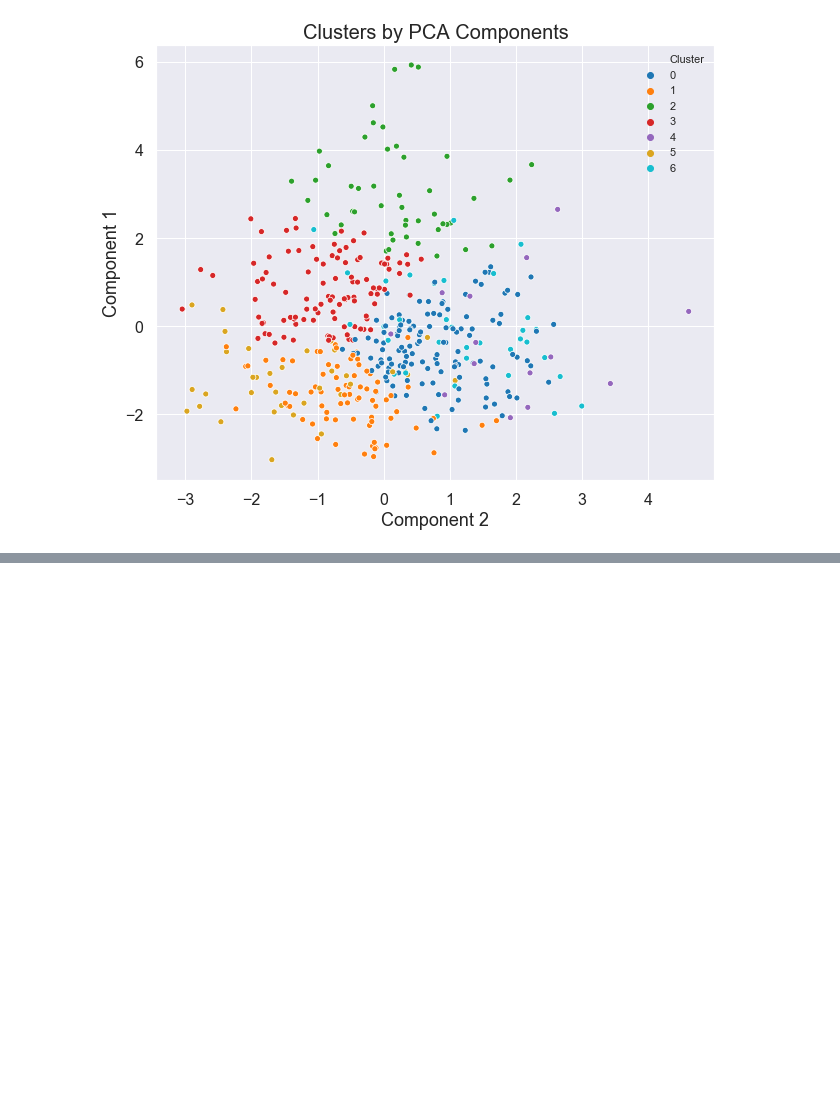
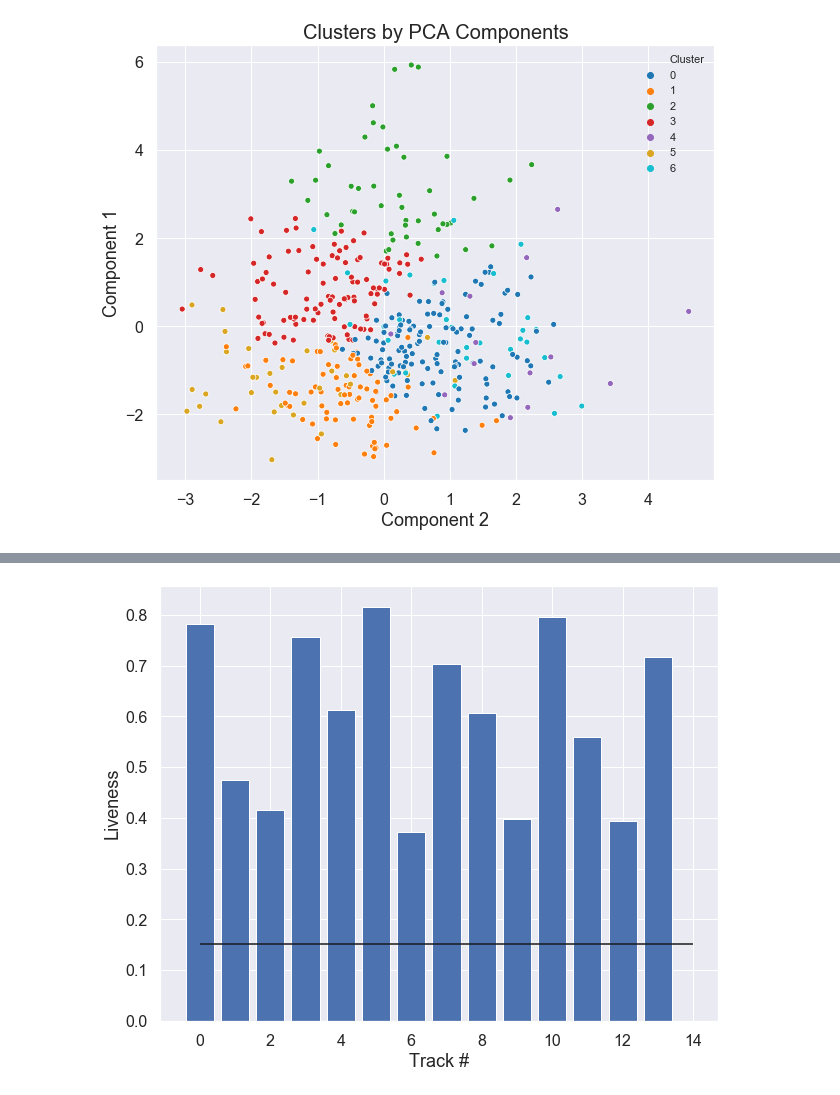
Before and after one commit to sejaldua/music-clustering, a Jupyter notebook: notebook.ipynb, the cells around one changed output, grey strips where cells are left out. Saved outputs shown, nothing was run; the diff lists cells and outputs as text; code cells hidden in the pictures; blank space fills up the shorter version.

```diff
--- a/notebook.ipynb
+++ b/notebook.ipynb
@@ -223,0 +309,28 @@ df['Cluster'] = df_seg_pca_kmeans['Cluster']
+# %%
+fig = go.Figure()
+
+angles = list(values_df.columns[4:])
+angles.append(angles[0])
+
+layoutdict = dict(
+            radialaxis=dict(
+            visible=True,
+            range=[0, 1]
+            ))
+
+for i in range(n_clusters):
+    subset = values_df[values_df['cluster'] == i]
+    data = [np.mean(subset[col]) for col in subset.columns[4:]]
+    data.append(data[0])
+    fig.add_trace(go.Scatterpolar(
+        r=data,
+        theta=angles,
+        fill='toself',
+        name="Cluster " + str(i)))
+
+fig.update_layout(
+        polar=layoutdict,
+        showlegend=True
+        )
+fig.show()
+#     fig.write_image('./visualizations/cluster' + str(i) + '.png')
@@ -223,0 +339,17 @@ df['Cluster'] = df_seg_pca_kmeans['Cluster']
+# %%
+def inspect(df, param, cluster):
+    plt.figure(figsize=(10,8))
+    test_cluster = df.loc[df['Cluster'] == cluster]
+    y = test_cluster[param]
+    x = [i for i in range(len(y))]
+    plt.bar(x, y)
+    plt.xlabel('Track #', fontsize=18)
+    plt.ylabel(param.title(), fontsize=18)
+    plt.xticks(fontsize=16)
+    plt.yticks(fontsize=16)
+    plt.hlines(np.mean(df[param]), 0, len(y))
+    plt.show()
+
+inspect(df, "liveness", 4)
+# %% [output]
+[figure, added]
```
Also changed, not shown: parts of 24 cells of this notebook, 8 other files.
